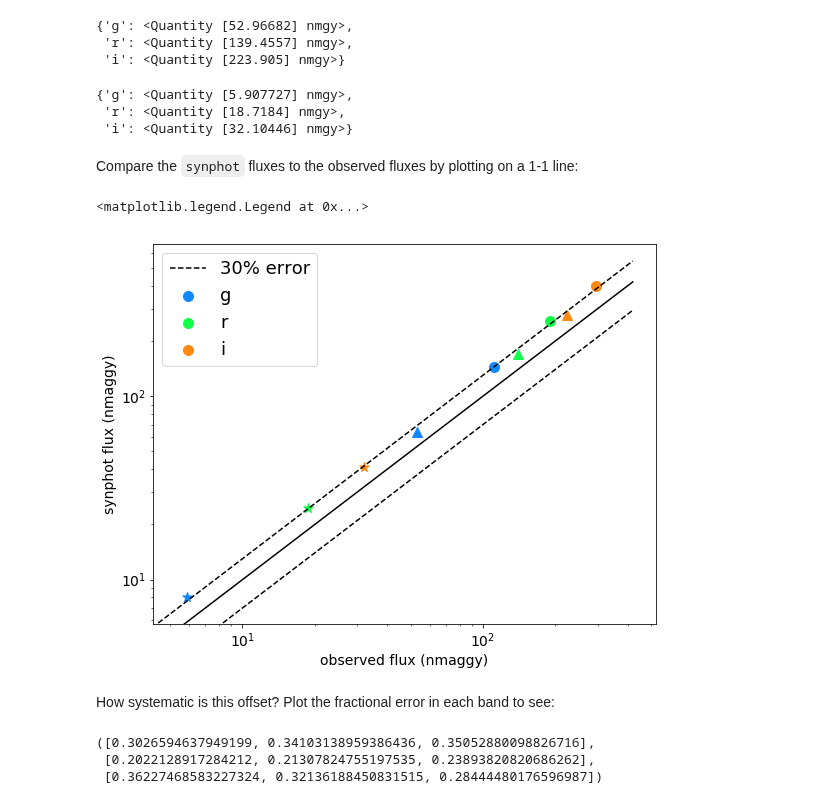
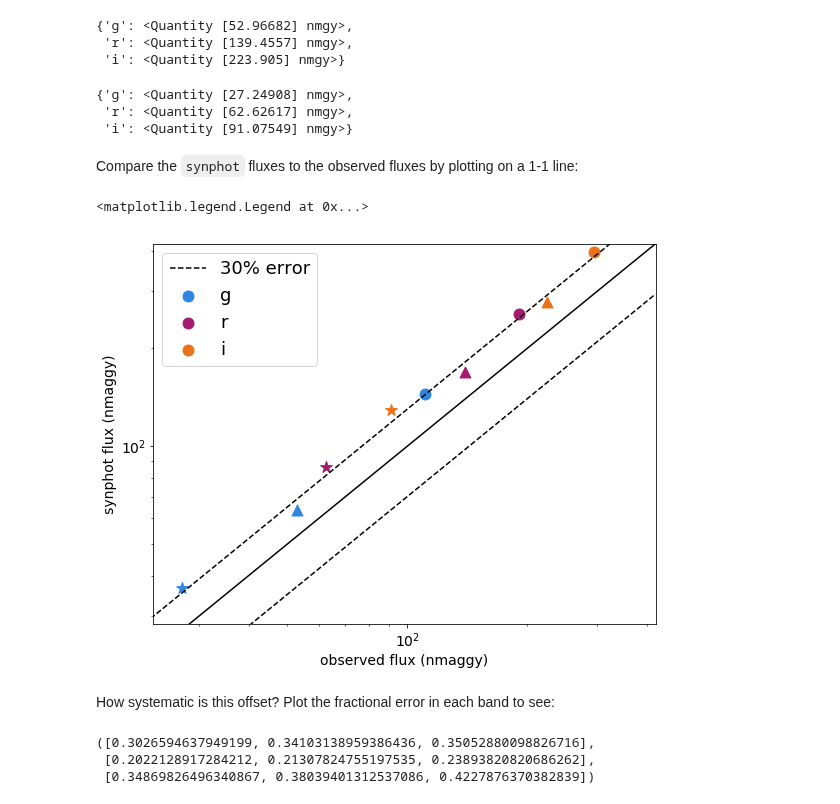
Before and after one commit to tcjansen/GSoC, a Jupyter notebook: empirical_photometry.ipynb, the cells around one changed output. Saved outputs shown, nothing was run; the diff lists cells and outputs as text; code cells hidden in the pictures.

```diff
--- a/empirical_photometry.ipynb
+++ b/empirical_photometry.ipynb
@@ -73,8 +73,8 @@ print(spectrum_fits)
 # %% [markdown]
 Set coordinates and get the spectrum for <a href="http://skyserver.sdss.org/dr15/en/tools/quicklook/summary.aspx?id=1237660615047381169">an elliptical galaxy</a> so we can see if the flux offset between `synphot` and that observed persists.
 # %%
-ra = 169.82083 * u.degree
-dec = 10.388957 * u.degree
+ra = 168.69346 * u.degree
+dec = 11.66681 * u.degree
 coords3 = SkyCoord(ra, dec)
 
 spectrum_fits = SDSS.get_spectra(coordinates=coords3)
@@ -254,44 +254,45 @@ for band in sdss_bands:
 # %%
 sdss_fluxes3
 # %% [output]
-{'g': <Quantity [5.907727] nmgy>,
- 'r': <Quantity [18.7184] nmgy>,
- 'i': <Quantity [32.10446] nmgy>}
+{'g': <Quantity [27.24908] nmgy>,
+ 'r': <Quantity [62.62617] nmgy>,
+ 'i': <Quantity [91.07549] nmgy>}
 # %% [markdown]
 Compare the `synphot` fluxes to the observed fluxes by plotting on a 1-1 line:
 # %%
 plt.rcParams.update({'font.size': 14})
 fig = plt.figure(figsize=(9, 7))
 
-colors=['#1188FF', '#11FF49', '#FF8811', '#FF3D11', '#870909']
+colors=['#2F86E2', '#A51A70', '#EA7317']
 i = 0
 for band in sdss_bands:
     plt.scatter(sdss_fluxes[band], fluxes[band],
-                s=100, label=band, marker='o', color=colors[i])
+                s=120, label=band, marker='o', color=colors[i])
     plt.scatter(sdss_fluxes2[band], fluxes2[band],
-                s=100, marker='^', color=colors[i])
+                s=120, marker='^', color=colors[i])
     plt.scatter(sdss_fluxes3[band], fluxes3[band],
-                s=100, marker='*', color=colors[i])
+                s=150, marker='*', color=colors[i])
     i += 1  # to change the color
 
 # one-to-one line
 fluxrange = np.linspace(0, 420, 10)
 plt.plot(fluxrange, fluxrange, color='black')
 plt.plot(fluxrange, fluxrange * 0.7, color='black', ls='--', label='30% error')
 plt.plot(fluxrange, fluxrange * 1.3, color='black', ls='--')
 
 plt.ylabel('synphot flux (nmaggy)', size='14')
 plt.xlabel('observed flux (nmaggy)', size='14')
 
-# plt.xlim(0, 420)
-# plt.ylim(0, 420)
 plt.yscale('log')
 plt.xscale('log')
 
+plt.xlim(0, 420)
+plt.ylim(0, 420)
+
 plt.legend(prop={'size': 18})
 # %% [output]
 <matplotlib.legend.Legend at 0x...>
-[figure, old version]
+[figure, new version]
 # %% [markdown]
 How systematic is this offset? Plot the fractional error in each band to see:
 # %%
@@ -306,7 +307,7 @@ fraction_offsets, fraction_offsets2, fraction_offsets3
 # %% [output]
 ([0.3026594637949199, 0.34103138959386436, 0.35052880098826716],
  [0.2022128917284212, 0.21307824755197535, 0.23893820820686262],
- [0.36227468583227324, 0.32136188450831515, 0.28444480176596987])
+ [0.34869826496340867, 0.38039401312537086, 0.4227876370382839])
 # %%
 fig = plt.figure(figsize=(9, 7))
 
```
Also changed, not shown: parts of 4 cells of this notebook.
